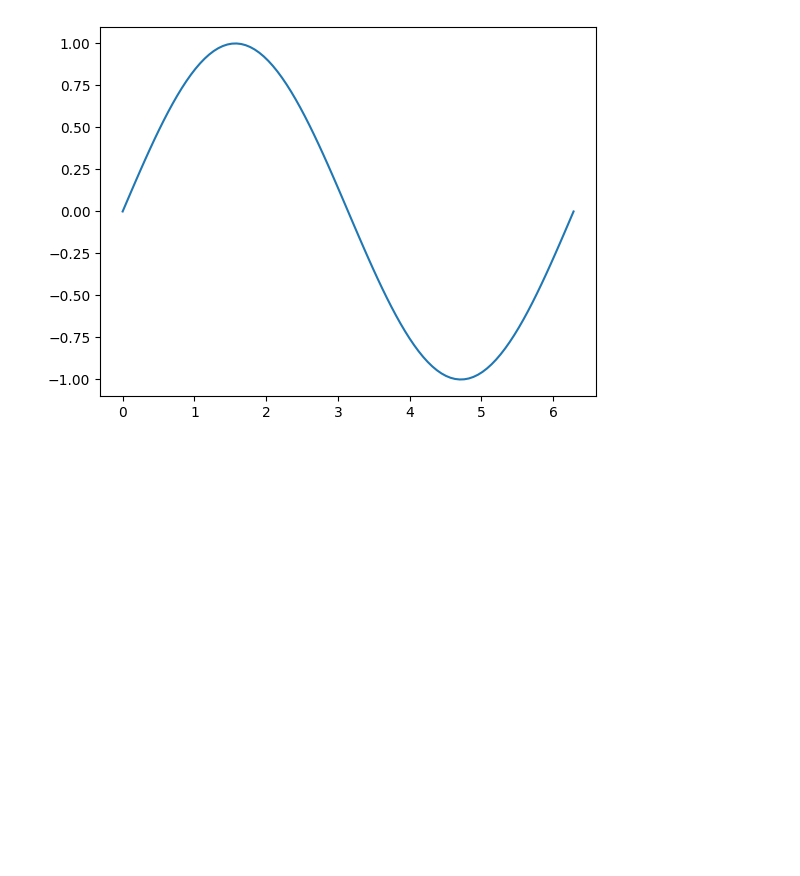
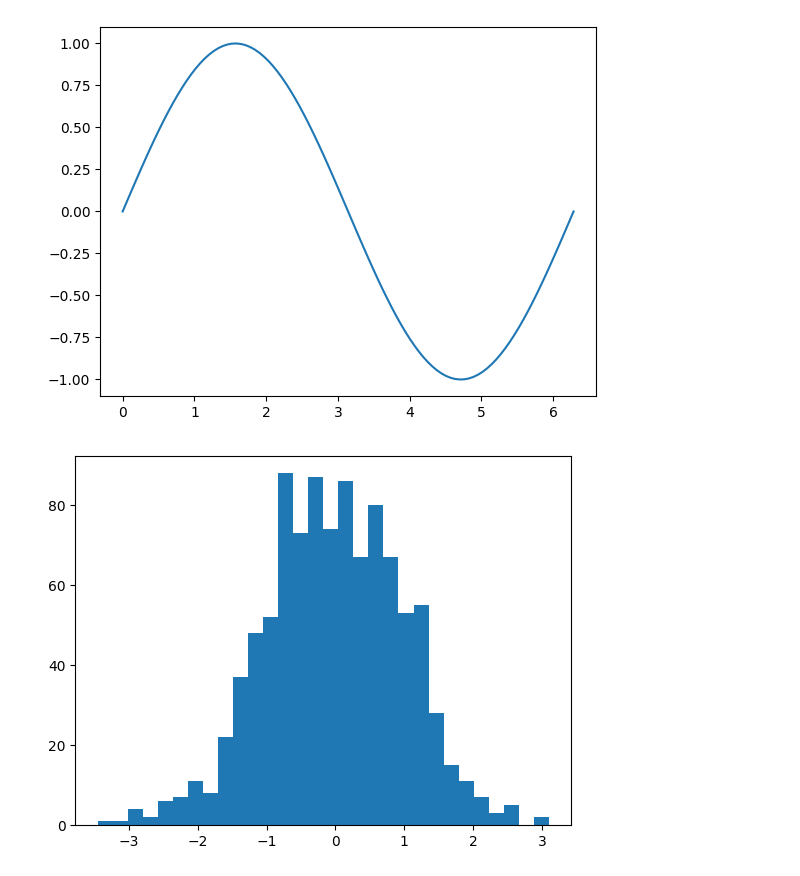
Before and after one commit to yclin88/IP_Dev, a Jupyter notebook: colab_test.ipynb, the cells around one changed output. Saved outputs shown, nothing was run; the diff lists cells and outputs as text; code cells hidden in the pictures; blank space fills up the shorter version.

```diff
--- a/colab_test.ipynb
+++ b/colab_test.ipynb
@@ -12,3 +12,10 @@ plt.plot(x, y)
 plt.show()
 # %% [output]
 [figure]
+# %%
+#draw a normal distribution
+x = np.random.normal(size=1000)
+plt.hist(x, bins=30)
+plt.show()
+# %% [output]
+[figure, added]
```
